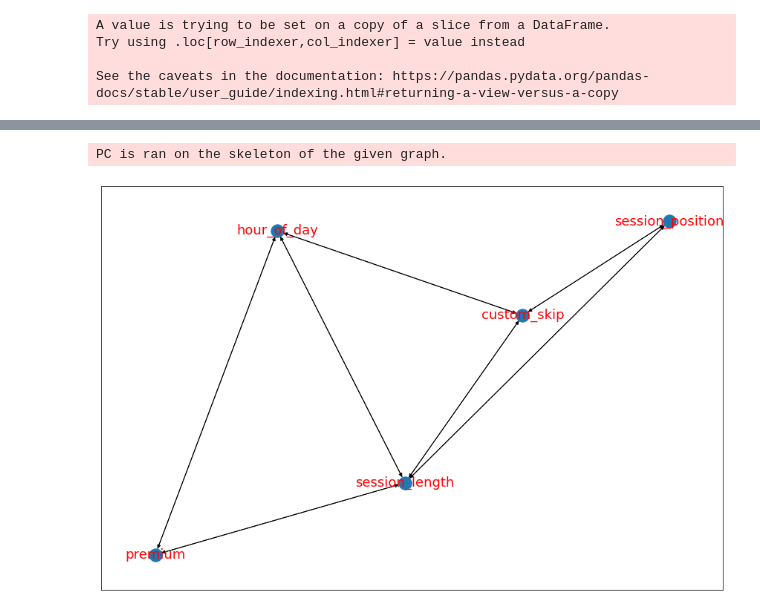
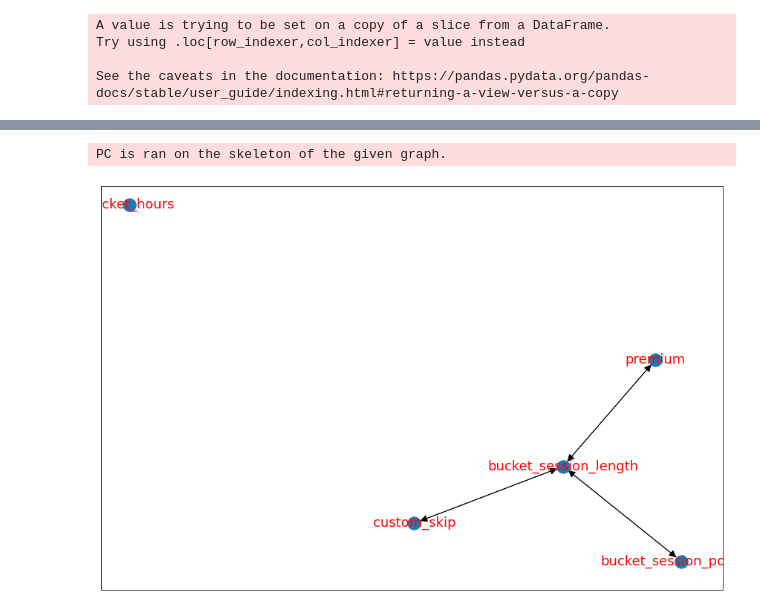
Before and after one commit to stoic-devv/spotify-causal-inference, a Jupyter notebook: src/causal_discovery/cdt-poc.ipynb, the cells around one changed output, grey strips where cells are left out. Drawn from its saved outputs; the diff is of its cells as text; code cells hidden in the pictures.

```diff
--- a/src/causal_discovery/cdt-poc.ipynb
+++ b/src/causal_discovery/cdt-poc.ipynb
@@ -36,0 +52,9 @@ See the caveats in the documentation: https://pandas.pydata.org/pandas-docs/stab
+# %%
+def bucket_sess_len(x):
+    if x <= 13:
+        return 0
+    elif x >= 14 and x <= 17:
+        return 1
+    return 2
+
+df1['bucket_session_length'] = df1.apply(lambda x: bucket_sess_len(x.session_length), axis=1)
@@ -36,0 +66,13 @@ See the caveats in the documentation: https://pandas.pydata.org/pandas-docs/stab
+# %%
+def bucket_sess_len(x):
+    if x <= 5:
+        return 0
+    elif x >= 6 and x <= 10:
+        return 1
+    elif x >= 11 and x <= 15:
+        return 2
+    elif x >= 16 and x <= 20:
+        return 3
+    return 4
+
+df1['bucket_hours'] = df1.apply(lambda x: bucket_sess_len(x.hour_of_day), axis=1)
@@ -36,0 +108,7 @@ See the caveats in the documentation: https://pandas.pydata.org/pandas-docs/stab
+# %%
+cols1 = ['custom_skip', 'bucket_hours', 'bucket_session_position', 'premium', 'bucket_session_length'] # , 'custom_pause_before_play'
+for col in cols1:
+    df1[col] = df1[col].astype(int)
+
+df1 = df1[cols1]
+#df1 = df1[df1['hour_of_day'] > 10][df1['hour_of_day'] < 15]
@@ -47,0 +131,9 @@ nx.draw_networkx(skeleton, font_size=18, font_color='r')
+# %%
+skeleton = glasso.predict(df1)# visualize network
+for i in df1.columns:
+    try:
+        skeleton.remove_edge("custom_skip",i)
+        skeleton.remove_edge(i,i)
+    except Exception:
+        print(i)
+        pass
@@ -48,12 +169,13 @@ nx.draw_networkx(skeleton, font_size=18, font_color='r')
 # %%
 # Use causal discovery to get causal models# PC algorithm
 model_pc = cdt.causality.graph.PC()
-graph_pc = model_pc.predict(df1, skeleton)
-
+model_pc.arguments['{SKELETON}'] = 'TRUE'
+#graph_pc = model_pc.predict(df1, skeleton)
+graph_pc = model_pc.orient_directed_graph(df1, skeleton)
 
 # visualize network
 fig=plt.figure(figsize=(15,10))
-nx.draw_networkx(graph_pc, font_size=18, font_color='r')
+nx.draw_networkx(graph_pc, font_size=18, font_color='r', arrowsize=20)
 # %% [output]
 PC is ran on the skeleton of the given graph.
-[figure, old version]
+[figure, new version]
```
Also changed, not shown: parts of 16 cells of this notebook.
